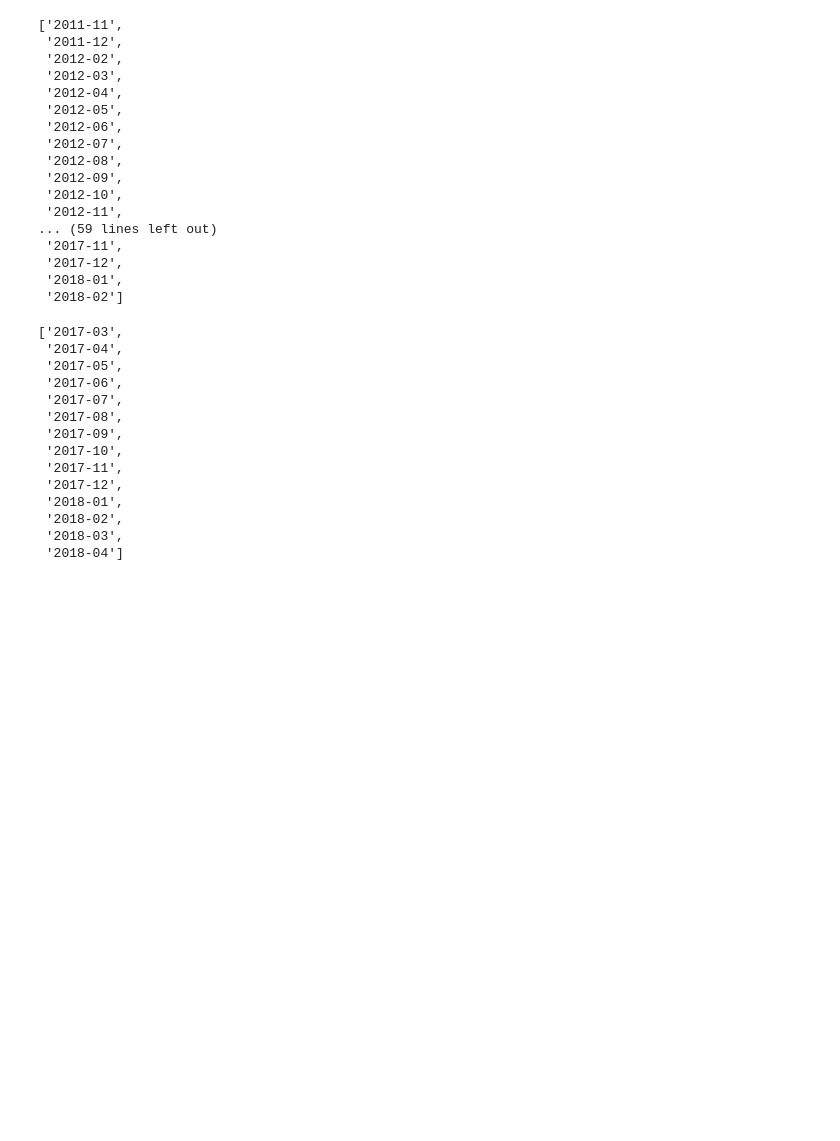
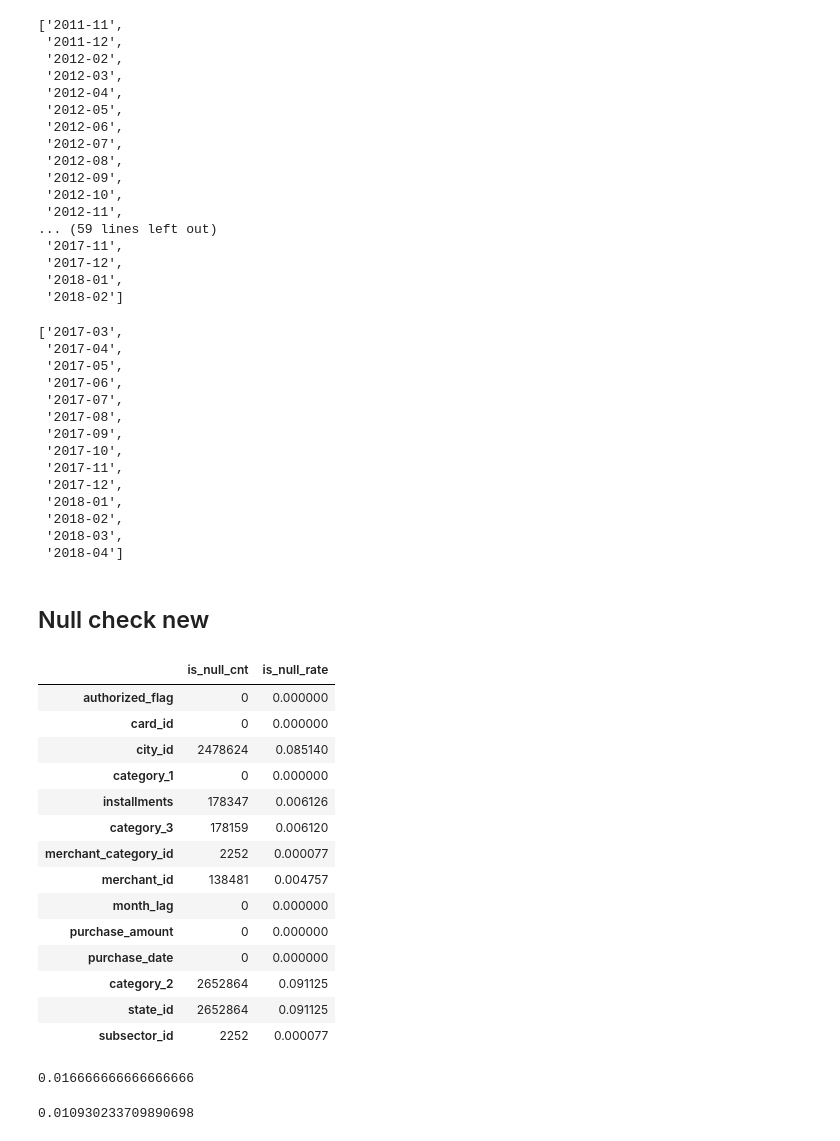
Before and after one commit to SONG-WONHO/Kaggle-Elo, a Jupyter notebook: 1-3 Null Check.ipynb, the cells around one changed output. Cells and saved outputs as stored; diff of their text form; code cells hidden in the pictures; blank space fills up the shorter version.

```diff
--- a/1-3 Null Check.ipynb
+++ b/1-3 Null Check.ipynb
@@ -258,3 +258,38 @@ sorted(new_history.purchase_date.str[:7].unique())
  '2018-02',
  '2018-03',
  '2018-04']
+# %% [markdown]
+## Null check new
+# %%
+history.city_id.replace(-1, np.nan, inplace=True)
+history.installments.replace(-1, np.nan, inplace=True)
+history.installments.replace(999, np.nan, inplace=True)
+history.merchant_category_id.replace(-1, np.nan, inplace=True)
+history.subsector_id.replace(-1, np.nan, inplace=True)
+history.state_id.replace(-1, np.nan, inplace=True)
+# %%
+check_null(history)
+# %% [output]
+|  | is_null_cnt | is_null_rate |
+| authorized_flag | 0 | 0.000000 |
+| card_id | 0 | 0.000000 |
+| city_id | 2478624 | 0.085140 |
+| category_1 | 0 | 0.000000 |
+| installments | 178347 | 0.006126 |
+| category_3 | 178159 | 0.006120 |
+| merchant_category_id | 2252 | 0.000077 |
+| merchant_id | 138481 | 0.004757 |
+| month_lag | 0 | 0.000000 |
+| purchase_amount | 0 | 0.000000 |
+| purchase_date | 0 | 0.000000 |
+| category_2 | 2652864 | 0.091125 |
+| state_id | 2652864 | 0.091125 |
+| subsector_id | 2252 | 0.000077 |
+# %%
+3 / 180
+# %% [output]
+0.016666666666666666
+# %%
+2207 / len(train)
+# %% [output]
+0.010930233709890698
```
Also changed, not shown: parts of 5 cells of this notebook.
